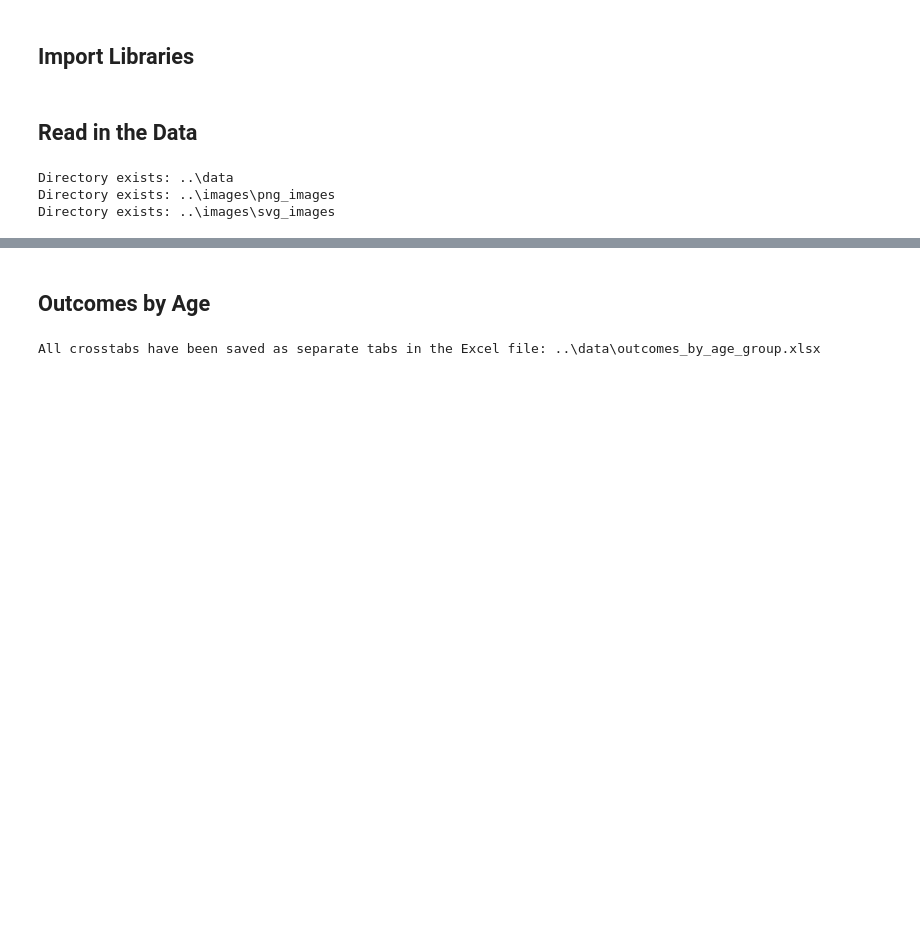
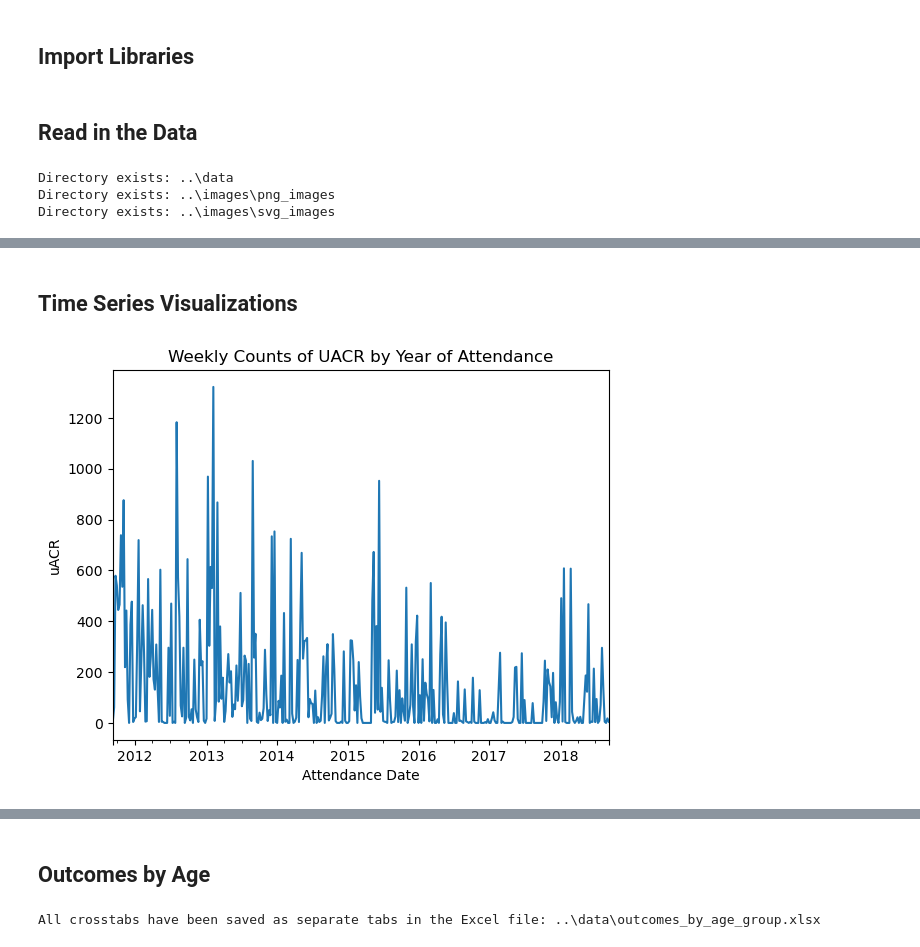
Before and after one commit to lshpaner/bmc_ali_kfre_val, a Jupyter notebook: notebooks/eda.ipynb, the cells around one changed output, grey strips where cells are left out. Cells and saved outputs as stored; diff of their text form; code cells hidden in the pictures; blank space fills up the shorter version.

Commit message:
converted attendance date to datetime in preproc, added time series uacr vizzes

```diff
--- a/notebooks/eda.ipynb
+++ b/notebooks/eda.ipynb
@@ -49,0 +50,12 @@ df_eda.head()
+# %% [markdown]
+## Time Series Visualizations
+# %%
+df_eda.resample("W", on="Att_date")["uACR"].sum().plot(kind="line")
+plt.title("Weekly Counts of UACR by Year of Attendance")
+plt.xlabel("Attendance Date")
+plt.ylabel("uACR")
+plt.savefig(os.path.join(image_path_png, "weekly_uACR_attendance.png"))
+plt.savefig(os.path.join(image_path_svg, "weekly_uACR_attendance.svg"))
+plt.show()
+# %% [output]
+[figure, added]
```
Also changed, not shown: parts of 8 cells of this notebook, 17 other files.
